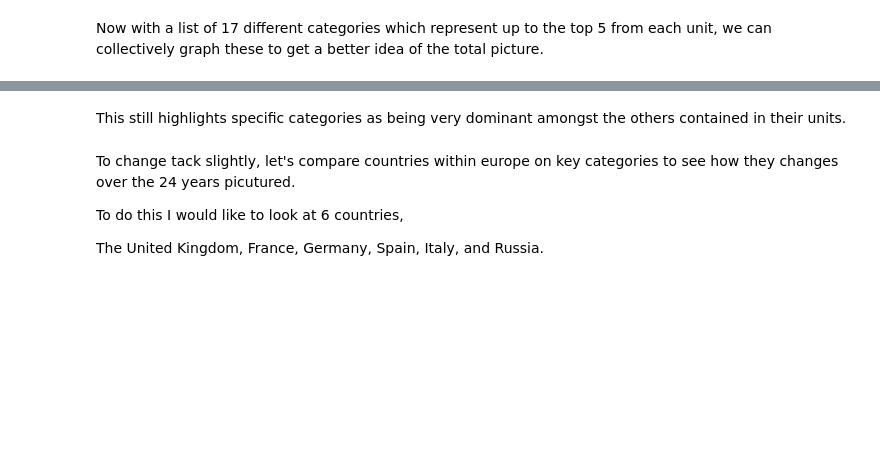
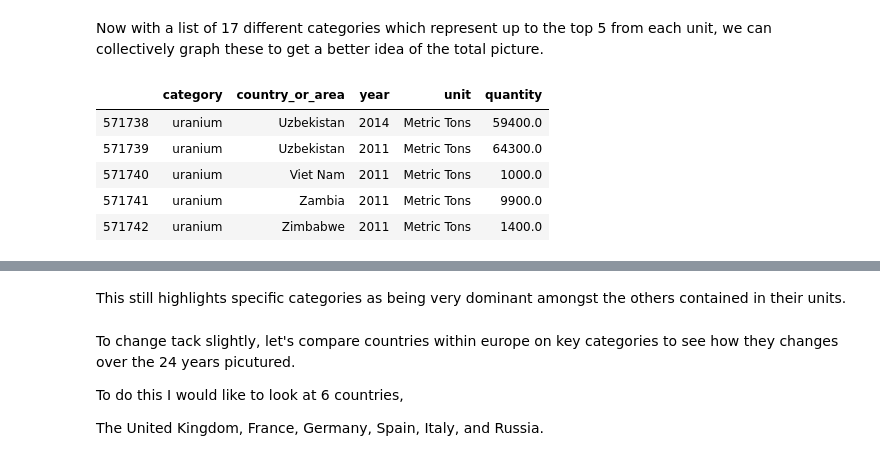
Before and after one commit to See-You-Data/UNInternationalEnergyData, a Jupyter notebook: dan_exploratory_analysis.ipynb, the cells around one changed output, grey strips where cells are left out. Saved outputs shown, nothing was run; the diff lists cells and outputs as text; code cells hidden in the pictures; blank space fills up the shorter version.

```diff
--- a/dan_exploratory_analysis.ipynb
+++ b/dan_exploratory_analysis.ipynb
@@ -147,7 +172,7 @@ print(df_top_categories.head())
 df_top_categories = df[['category','quantity']].iloc[0:0]
 for unit in df['unit'].unique():
     df_single_unit_categories = df[df['unit'] == unit].groupby(['category']).sum()
-    df_single_unit_categories.drop(['year','quantity_footnotes'], axis=1, inplace=True)
+    df_single_unit_categories.drop(['year'], axis=1, inplace=True)
     df_single_unit_categories.sort_values(by=['quantity'], inplace=True, ascending=False)
     df_single_unit_categories.reset_index(inplace=True)
     df_top_categories = df_top_categories.append(df_single_unit_categories.iloc[0:5],ignore_index=True)
@@ -156,8 +201,15 @@ print(df_top_categories)
 Now with a list of 17 different categories which represent up to the top 5 from each unit, we can collectively graph these to get a better idea of the total picture.
 # %%
 df_top_units = pd.merge(df_top_categories['category'],df,left_on='category',right_on='category',how='left')
-df_top_units.drop(['commodity_transaction','quantity_footnotes'],axis=1,inplace=True)
+df_top_units.drop(['commodity_transaction'],axis=1,inplace=True)
 df_top_units.tail()
+# %% [output]
+|  | category | country_or_area | year | unit | quantity |
+| 571738 | uranium | Uzbekistan | 2014 | Metric Tons | 59400.0 |
+| 571739 | uranium | Uzbekistan | 2011 | Metric Tons | 64300.0 |
+| 571740 | uranium | Viet Nam | 2011 | Metric Tons | 1000.0 |
+| 571741 | uranium | Zambia | 2011 | Metric Tons | 9900.0 |
+| 571742 | uranium | Zimbabwe | 2011 | Metric Tons | 1400.0 |
 # %%
 print(df.shape)
 print(df_top_units.shape)
```
Also changed, not shown: parts of 9 cells of this notebook.
